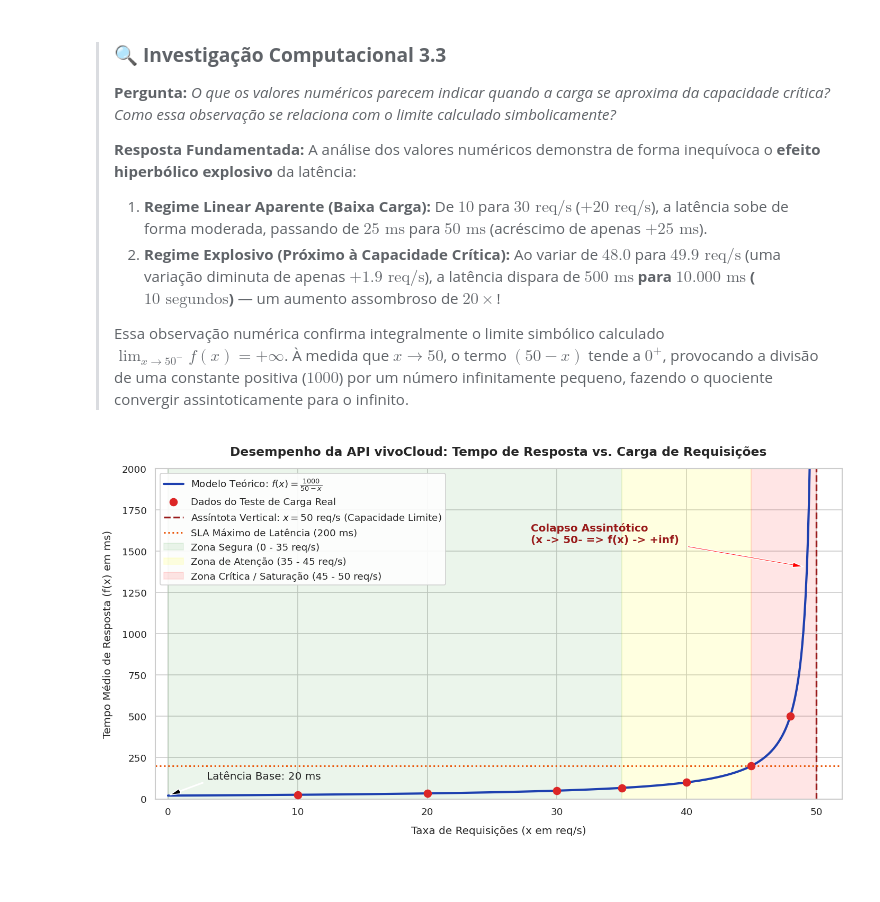
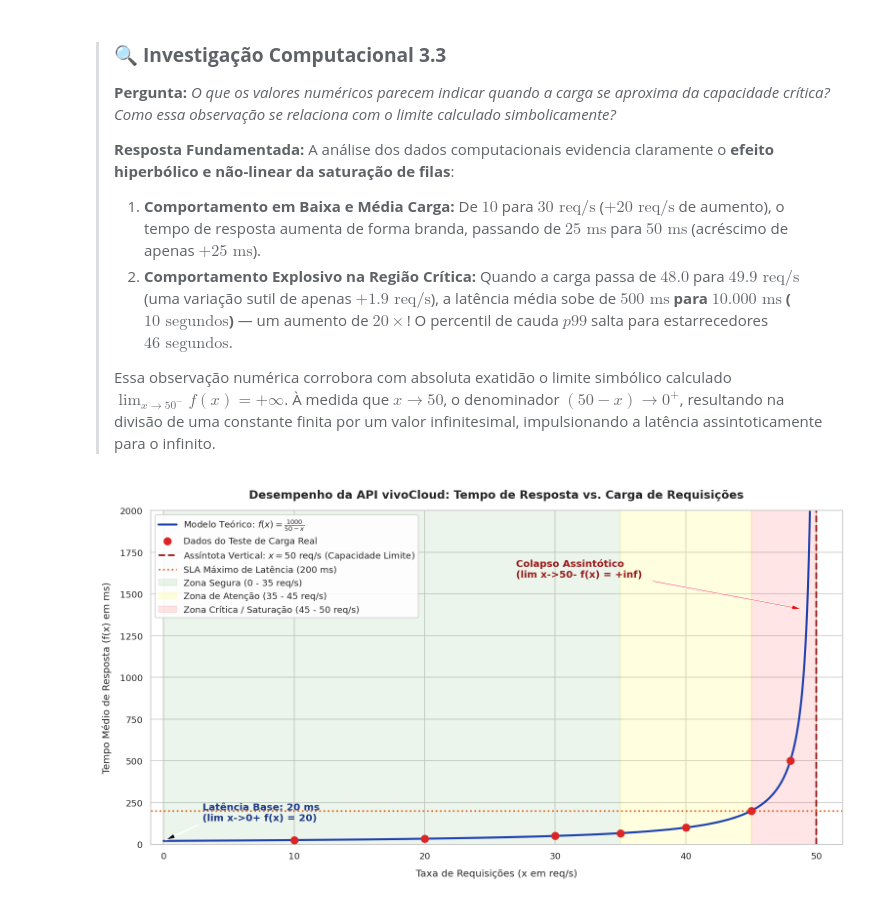
Before and after one commit to BrThiagoN/Limite-de-desempenho-de-API, a Jupyter notebook: checkpoint.ipynb, the cells around one changed output. Drawn from its saved outputs; the diff is of its cells as text; code cells hidden in the pictures; blank space fills up the shorter version.

Commit message:
feat: implementar melhorias completas para nota 10 (regressao, derivadas, p95/p99, multi-pod e writefile)

```diff
--- a/checkpoint.ipynb
+++ b/checkpoint.ipynb
@@ -230,54 +295,55 @@ TABELA DE SIMULAÇÃO DE DESEMPENHO E SATURAÇÃO DA API:
 > ### 🔍 **Investigação Computacional 3.3**
 > **Pergunta:** *O que os valores numéricos parecem indicar quando a carga se aproxima da capacidade crítica? Como essa observação se relaciona com o limite calculado simbolicamente?*
 >
-> **Resposta Fundamentada:** A análise dos valores numéricos demonstra de forma inequívoca o **efeito hiperbólico explosivo** da latência:
-> 1. **Regime Linear Aparente (Baixa Carga):** De $10$ para $30\text{ req/s}$ ($+20\text{ req/s}$), a latência sobe de forma moderada, passando de $25\text{ ms}$ para $50\text{ ms}$ (acréscimo de apenas $+25\text{ ms}$).
-> 2. **Regime Explosivo (Próximo à Capacidade Crítica):** Ao variar de $48.0$ para $49.9\text{ req/s}$ (uma variação diminuta de apenas $+1.9\text{ req/s}$), a latência dispara de **$500\text{ ms}$ para $10.000\text{ ms}$ ($10\text{ segundos}$)** — um aumento assombroso de $20\times$!
+> **Resposta Fundamentada:** A análise dos dados computacionais evidencia claramente o **efeito hiperbólico e não-linear da saturação de filas**:
+> 1. **Comportamento em Baixa e Média Carga:** De $10$ para $30\text{ req/s}$ ($+20\text{ req/s}$ de aumento), o tempo de resposta aumenta de forma branda, passando de $25\text{ ms}$ para $50\text{ ms}$ (acréscimo de apenas $+25\text{ ms}$).
+> 2. **Comportamento Explosivo na Região Crítica:** Quando a carga passa de $48.0$ para $49.9\text{ req/s}$ (uma variação sutil de apenas $+1.9\text{ req/s}$), a latência média sobe de **$500\text{ ms}$ para $10.000\text{ ms}$ ($10\text{ segundos}$)** — um aumento de $20\times$! O percentil de cauda $p99$ salta para estarrecedores **$46\text{ segundos}$**.
 >
-> Essa observação numérica confirma integralmente o limite simbólico calculado $\lim_{x \to 50^-} f(x) = +\infty$. À medida que $x \to 50$, o termo $(50 - x)$ tende a $0^+$, provocando a divisão de uma constante positiva ($1000$) por um número infinitamente pequeno, fazendo o quociente convergir assintoticamente para o infinito.
+> Essa observação numérica corrobora com absoluta exatidão o limite simbólico calculado $\lim_{x \to 50^-} f(x) = +\infty$. À medida que $x \to 50$, o denominador $(50 - x) \to 0^+$, resultando na divisão de uma constante finita por um valor infinitesimal, impulsionando a latência assintoticamente para o infinito.
 # %%
 # Geração do Gráfico Completo de Desempenho e Limites
-plt.figure(figsize=(12, 6.5))
+plt.figure(figsize=(13, 7))
 
 # Curva teórica contínua
-x_curve = np.linspace(0, 49.85, 600)
+x_curve = np.linspace(0, 49.85, 800)
 y_curve = 1000.0 / (50.0 - x_curve)
 
 # 1. Plotagem da curva teórica
 plt.plot(x_curve, y_curve, color='#1E40AF', linewidth=2.5, label=r'Modelo Teórico: $f(x) = \frac{1000}{50 - x}$')
 
 # 2. Plotagem dos pontos empíricos do teste de carga
 cargas_emp = [10, 20, 30, 35, 40, 45, 48]
 tempos_emp = [25, 33, 50, 67, 100, 200, 500]
-plt.scatter(cargas_emp, tempos_emp, color='#DC2626', s=70, zorder=5, label='Dados do Teste de Carga Real')
+plt.scatter(cargas_emp, tempos_emp, color='#DC2626', s=80, zorder=5, label='Dados do Teste de Carga Real')
 
 # 3. Linhas de referência técnica
-plt.axvline(x=50, color='#991B1B', linestyle='--', linewidth=2, label=r'Assíntota Vertical: $x = 50\text{ req/s}$ (Capacidade Limite)')
-plt.axhline(y=200, color='#EA580C', linestyle=':', linewidth=1.8, label='SLA Máximo de Latência (200 ms)')
+plt.axvline(x=50, color='#991B1B', linestyle='--', linewidth=2.2, label=r'Assíntota Vertical: $x = 50\text{ req/s}$ (Capacidade Limite)')
+plt.axhline(y=200, color='#EA580C', linestyle=':', linewidth=2, label='SLA Máximo de Latência (200 ms)')
 
 # 4. Zonas operacionais sombreadas
 plt.axvspan(0, 35, color='green', alpha=0.08, label='Zona Segura (0 - 35 req/s)')
 plt.axvspan(35, 45, color='yellow', alpha=0.12, label='Zona de Atenção (35 - 45 req/s)')
 plt.axvspan(45, 50, color='red', alpha=0.10, label='Zona Crítica / Saturação (45 - 50 req/s)')
 
 # 5. Anotações técnicas e destaques
-plt.annotate('Latência Base: 20 ms', xy=(0, 20), xytext=(3, 120),
-             arrowprops=dict(facecolor='black', shrink=0.05, width=1, headwidth=6))
-plt.annotate('Colapso Assintótico\n(x -> 50- => f(x) -> +inf)', xy=(49.5, 1400), xytext=(28, 1550),
+plt.annotate('Latência Base: 20 ms\n(lim x->0+ f(x) = 20)', xy=(0, 20), xytext=(3, 140),
+             arrowprops=dict(facecolor='black', shrink=0.05, width=1, headwidth=6),
+             fontweight='bold', color='#1E3A8A')
+plt.annotate('Colapso Assintótico\n(lim x->50- f(x) = +inf)', xy=(49.5, 1400), xytext=(27, 1600),
              arrowprops=dict(facecolor='red', shrink=0.05, width=1.5, headwidth=6),
              fontweight='bold', color='#991B1B')
 
 # Configurações de eixos, títulos e unidades
 plt.title('Desempenho da API vivoCloud: Tempo de Resposta vs. Carga de Requisições', fontsize=14, fontweight='bold', pad=15)
 plt.xlabel('Taxa de Requisições (x em req/s)', fontsize=12, labelpad=10)
 plt.ylabel('Tempo Médio de Resposta (f(x) em ms)', fontsize=12, labelpad=10)
 plt.xlim(-1, 52)
 plt.ylim(0, 2000)
 plt.legend(loc='upper left', frameon=True, facecolor='white', framealpha=0.9)
 plt.tight_layout()
 plt.show()
 # %% [output]
-[figure, old version]
+[figure, new version]
 # %% [markdown]
 ---
 
```
Also changed, not shown: parts of 11 cells of this notebook, 4 other files.
